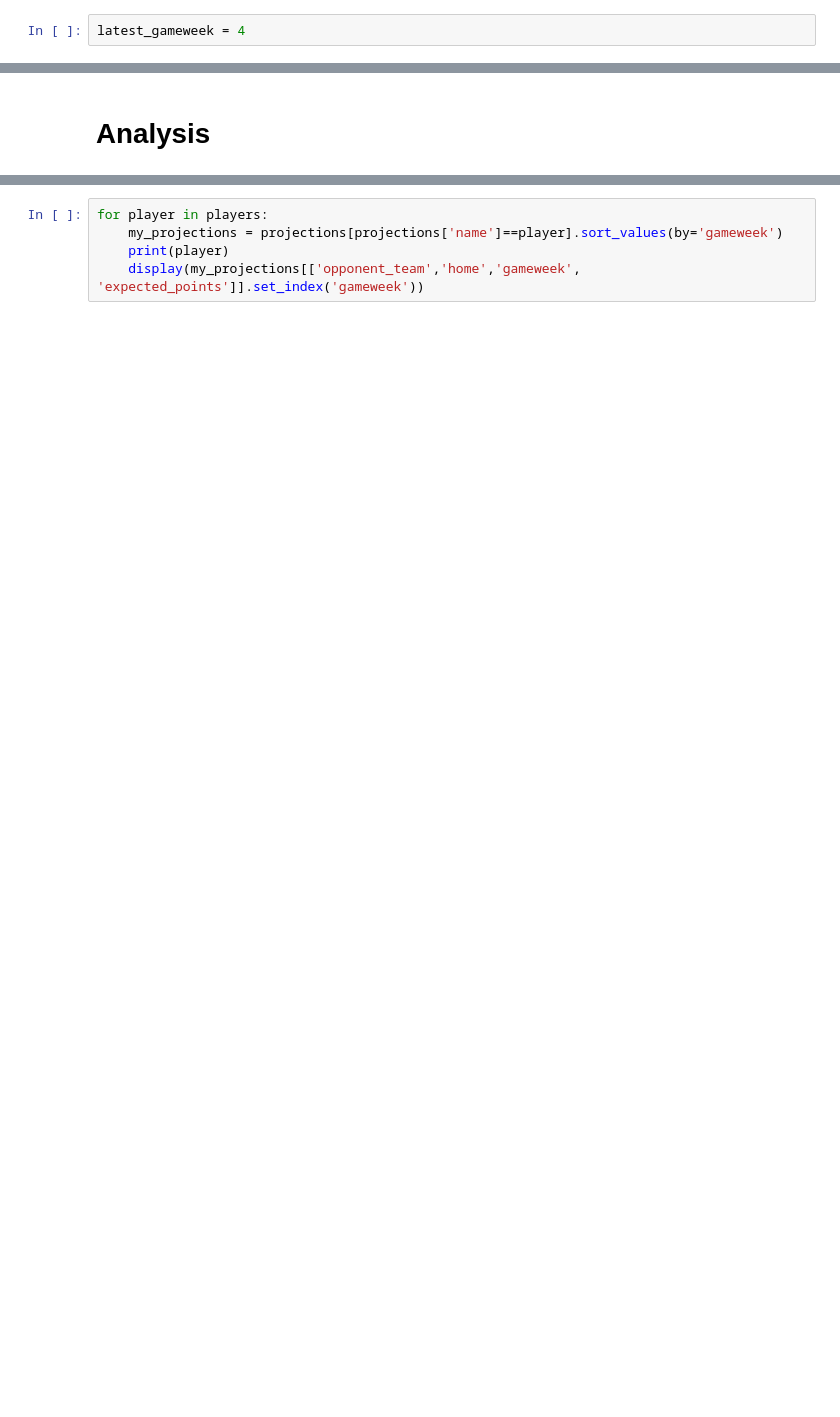
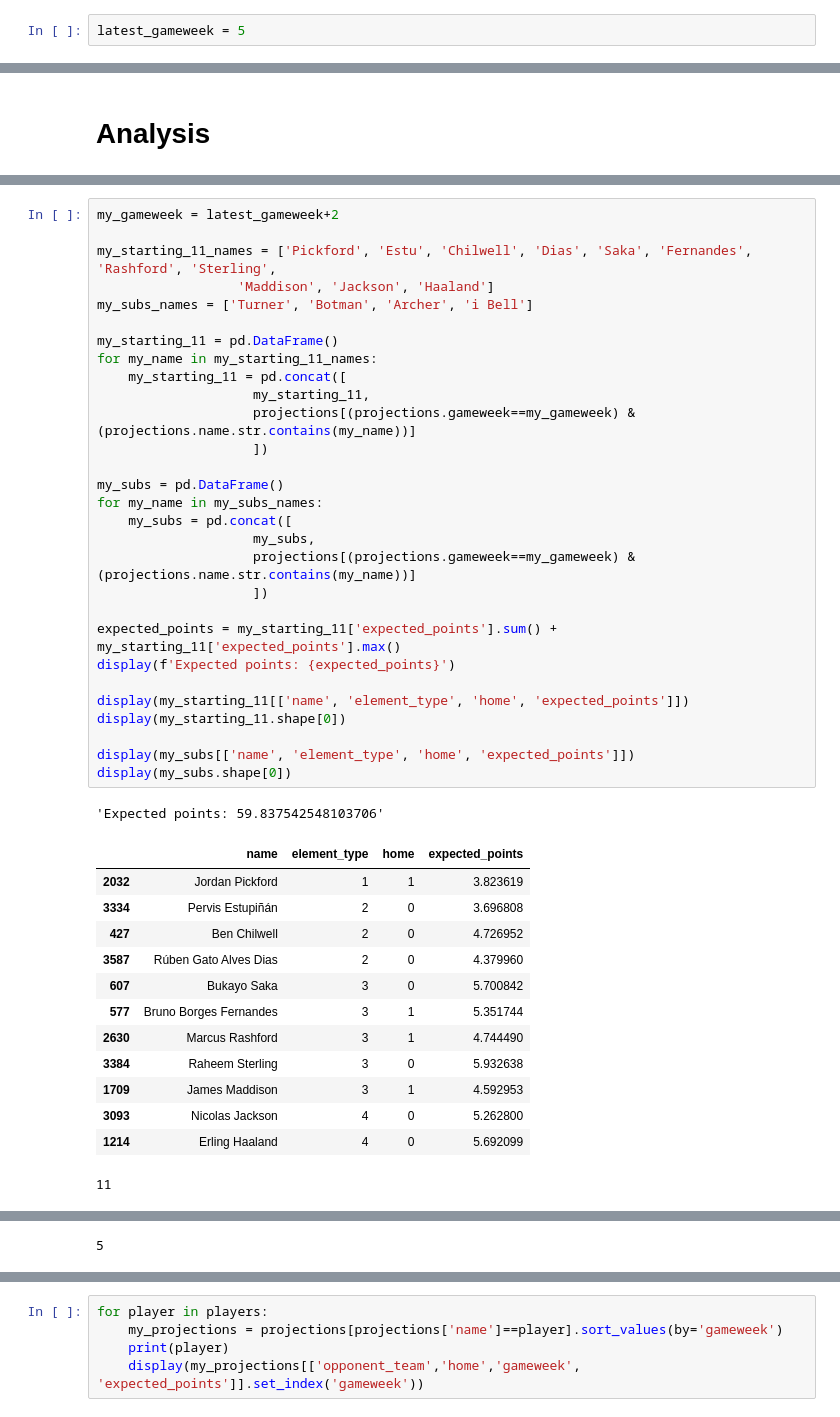
Before and after one commit to jaksticks/Fantasy-Premier-League, a Jupyter notebook: season23_24/notebooks/6_player_analysis.ipynb, the cells around one changed output, grey strips where cells are left out. Saved outputs shown, nothing was run; the diff lists cells and outputs as text; blank space fills up the shorter version.

```diff
--- a/season23_24/notebooks/6_player_analysis.ipynb
+++ b/season23_24/notebooks/6_player_analysis.ipynb
@@ -1,5 +1,5 @@
 # %%
-latest_gameweek = 4
+latest_gameweek = 5
 # %%
 import pandas as pd
 import numpy as np
@@ -37,0 +118,44 @@ projections[projections['name'].str.contains('Bruno')].head()
+# %%
+my_gameweek = latest_gameweek+2
+
+my_starting_11_names = ['Pickford', 'Estu', 'Chilwell', 'Dias', 'Saka', 'Fernandes', 'Rashford', 'Sterling',
+                  'Maddison', 'Jackson', 'Haaland']
+my_subs_names = ['Turner', 'Botman', 'Archer', 'i Bell']
+
+my_starting_11 = pd.DataFrame()
+for my_name in my_starting_11_names:
+    my_starting_11 = pd.concat([
+                    my_starting_11,
+                    projections[(projections.gameweek==my_gameweek) & (projections.name.str.contains(my_name))]
+                    ])
+
+my_subs = pd.DataFrame()
+for my_name in my_subs_names:
+    my_subs = pd.concat([
+                    my_subs,
+                    projections[(projections.gameweek==my_gameweek) & (projections.name.str.contains(my_name))]
+                    ])
+
+expected_points = my_starting_11['expected_points'].sum() + my_starting_11['expected_points'].max()
+display(f'Expected points: {expected_points}')
+
+display(my_starting_11[['name', 'element_type', 'home', 'expected_points']])
+display(my_starting_11.shape[0])
+
+display(my_subs[['name', 'element_type', 'home', 'expected_points']])
+display(my_subs.shape[0])
+# %% [output]
+'Expected points: 59.837542548103706'
+|  | name | element_type | home | expected_points |
+| 2032 | Jordan Pickford | 1 | 1 | 3.823619 |
+| 3334 | Pervis Estupiñán | 2 | 0 | 3.696808 |
+| 427 | Ben Chilwell | 2 | 0 | 4.726952 |
+| 3587 | Rúben Gato Alves Dias | 2 | 0 | 4.379960 |
+| 607 | Bukayo Saka | 3 | 0 | 5.700842 |
+| 577 | Bruno Borges Fernandes | 3 | 1 | 5.351744 |
+| 2630 | Marcus Rashford | 3 | 1 | 4.744490 |
+| 3384 | Raheem Sterling | 3 | 0 | 5.932638 |
+| 1709 | James Maddison | 3 | 1 | 4.592953 |
+| 3093 | Nicolas Jackson | 4 | 0 | 5.262800 |
+| 1214 | Erling Haaland | 4 | 0 | 5.692099 |
+11
@@ -37,0 +168 @@ projections[projections['name'].str.contains('Bruno')].head()
+5
```
Also changed, not shown: parts of 9 cells of this notebook, 11 other files.
